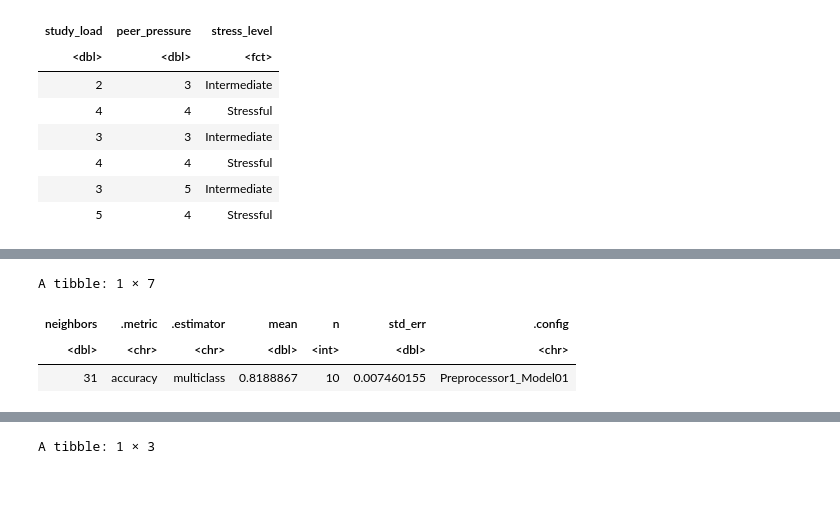
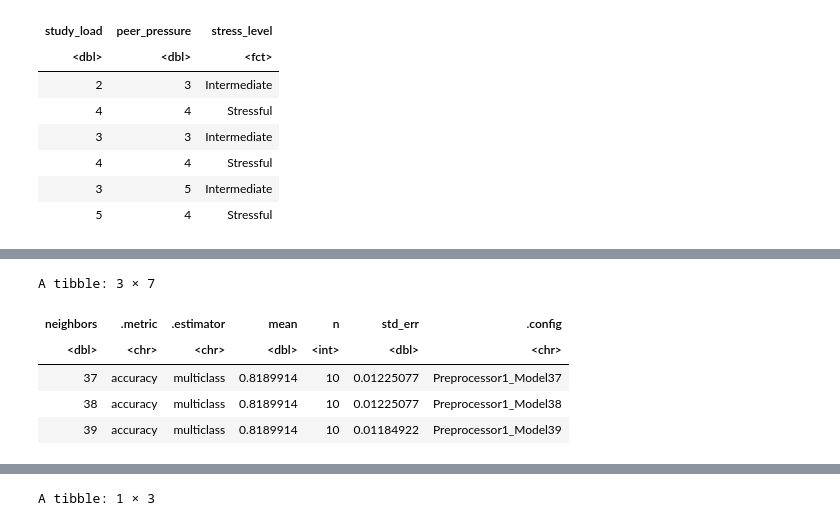
Before and after one commit to Ivvvyyan/dsci-group-11, a Jupyter notebook: Final Group Report.ipynb, the cells around one changed output, grey strips where cells are left out. Saved outputs shown, nothing was run; the diff lists cells and outputs as text; code cells hidden in the pictures; blank space fills up the shorter version.

```diff
--- a/Final Group Report.ipynb
+++ b/Final Group Report.ipynb
@@ -141,5 +144,6 @@ Inputs:
 # %%
-k_vals <- tibble(neighbors = seq(from = 1, to = 100, by = 5))
+set.seed(1234)
+k_vals <- tibble(neighbors = seq(from = 1, to = 50, by = 1))
 
 knn_results <- workflow() |>
     add_recipe(stress_recipe) |>
@@ -149,5 +153,3 @@ knn_results <- workflow() |>
 
 accuracies <- knn_results |>
     filter(.metric == "accuracy")
-
-accuracies
@@ -212,10 +166,12 @@ A tibble: 11 × 7
 # %%
-max_accuracy <- accuracies_2 |>
+max_accuracy <- accuracies |>
     slice_max(mean)
 max_accuracy
 # %% [output]
-A tibble: 1 × 7
+A tibble: 3 × 7
 | neighbors | .metric | .estimator | mean | n | std_err | .config |
 | <dbl> | <chr> | <chr> | <dbl> | <int> | <dbl> | <chr> |
-| 31 | accuracy | multiclass | 0.8188867 | 10 | 0.007460155 | Preprocessor1_Model01 |
+| 37 | accuracy | multiclass | 0.8189914 | 10 | 0.01225077 | Preprocessor1_Model37 |
+| 38 | accuracy | multiclass | 0.8189914 | 10 | 0.01225077 | Preprocessor1_Model38 |
+| 39 | accuracy | multiclass | 0.8189914 | 10 | 0.01184922 | Preprocessor1_Model39 |
 # %%
```
Also changed, not shown: parts of 13 cells of this notebook.
